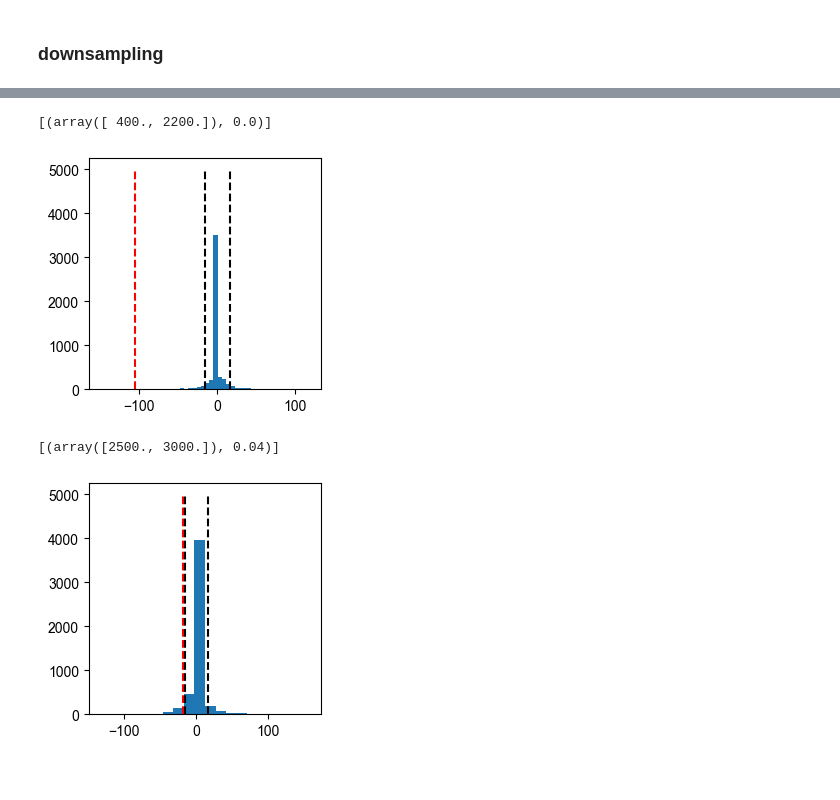
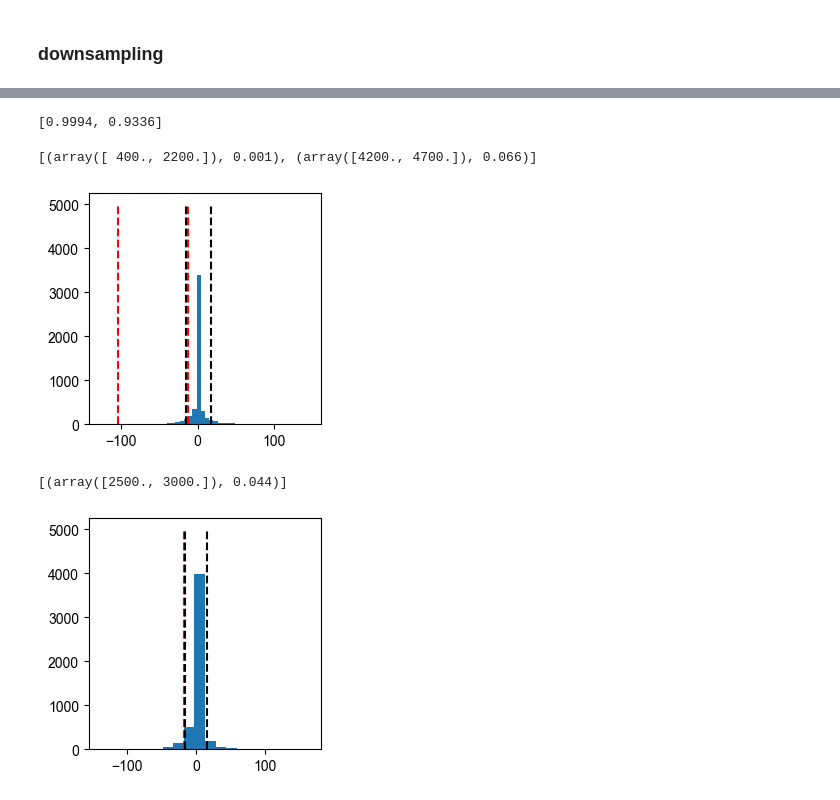
Before and after one commit to YueyingDong/dong_etal_paper_code, a Jupyter notebook: behav_and_pupil.ipynb, the cells around one changed output, grey strips where cells are left out. Saved outputs shown, nothing was run; the diff lists cells and outputs as text; code cells hidden in the pictures.

```diff
--- a/behav_and_pupil.ipynb
+++ b/behav_and_pupil.ipynb
@@ -278,6 +278,12 @@ precuePup['participant'] = [ast.literal_eval(i)[0] for i in precuePup.TRIALID]
 # %%
 retrocuePup = pd.read_csv(f"{root}results/data/pupClean/cleanPup_360to400.csv").iloc[:,1:]
 retrocuePup['participant'] = [ast.literal_eval(i)[0] for i in retrocuePup.TRIALID]
+# %%
+files = glob.glob('D:/yueying/gazeObject_YueyingDong/results/data/gazeClean/*.csv')
+gazeClean = pd.concat([pd.read_csv(f).iloc[:,1:] for f in files])
+# %%
+precuePup = precuePup[precuePup.TRIALID.isin(gazeClean.TRIALID)]
+retrocuePup = retrocuePup[retrocuePup.TRIALID.isin(gazeClean.TRIALID)]
 # %%
 precuePup_Norm = precuePup.iloc[:,501:6001].sub(np.nanmean(precuePup.iloc[:,301:501],axis = 1)[:,None],axis = 1)
 precuePup_Norm = pd.concat([precuePup.iloc[:,0],precuePup_Norm],axis = 1)
@@ -375,0 +381,3 @@ else:
+# %%
+fCluster_precue = run_cluster_permutation(dsPup_precue, perms, dataN_ds)
+fCluster_retrocue = run_cluster_permutation(dsPup_retrocue, perms, dataN_ds)
@@ -376,37 +402,42 @@ else:
+# %%
+pValue_precue
+# %% [output]
+[0.9994, 0.9336]
 # %%
 fs(3,3)
 realVis = dsPup_precue[dsPup_precue.trlType == 'visual'].iloc[:,:dataN_ds]
 realVer = dsPup_precue[dsPup_precue.trlType == 'verbal'].iloc[:,:dataN_ds]
 
 # calcualte the permutated statistic (e.g. F values, t values) and p values
 tp = np.array([stats.ttest_ind(realVis.iloc[:,i],realVer.iloc[:,i],
                                 nan_policy='omit',) [:2] for i in range(dataN_ds)])
 
 statArr = tp[:,0]
 pArr = tp[:,1]
 
 # find the clusters that exceed p value threshold
-consGroups_precue = consecutive(np.where(pArr < 0.05)[0], stepsize=1,findSame = False)
+consGroups_precue = consecutive(np.where(pArr < 0.05)[0], stepsize=3,findSame = False)
 
 #get the p value for each cluster
 fsum_precue = [statArr[i].sum() for i in consGroups_precue]
 pValue_precue = [sum(fCluster_precue > i)/perms for i in fsum_precue]
 
 
 plt.hist(fCluster_precue,bins = 50)
 plt.vlines(np.percentile(fCluster_precue,95),0,perms,linestyles = 'dashed',color ='black')
 plt.vlines(np.percentile(fCluster_precue,5),0,perms,linestyles = 'dashed',color ='black')
 plt.vlines([fsum_precue],0,perms,linestyles = 'dashed',color ='r')
 
 precue_sig = [
                 (consGroups_precue[i][[0,-1]] * 5500/dataN_ds,
                  round(1-pValue_precue[i],3))
-                for i in np.where(np.asarray(pValue_precue,dtype=float)>0.95)[0]
+                for i in range(len(pValue_precue))
                 ]
+
 print(precue_sig)
 # %% [output]
-[(array([ 400., 2200.]), 0.0)]
+[(array([ 400., 2200.]), 0.001), (array([4200., 4700.]), 0.066)]
-[figure, old version]
+[figure, new version]
 # %%
 fs(3,3)
 dataN_ds = 55
@@ -441,8 +472,8 @@ retrocue_sig = [
                 ]
 print(retrocue_sig)
 # %% [output]
-[(array([2500., 3000.]), 0.04)]
+[(array([2500., 3000.]), 0.044)]
-[figure, old version]
+[figure, new version]
 # %%
 precue_T = np.array([0.5,1.5,2.5,3,6]) - 0.5
 retrocue_T = np.array([0.5,1.5,2,2.5,3,6]) - 0.5
```
Also changed, not shown: parts of 11 cells of this notebook.
